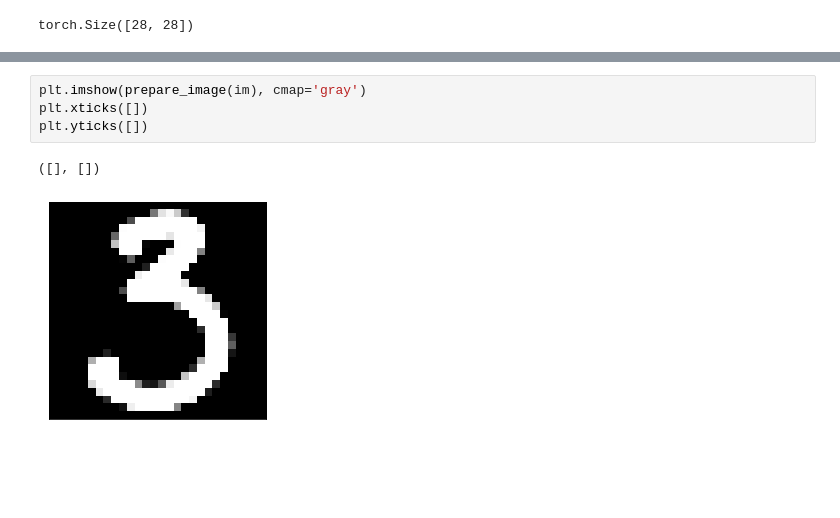
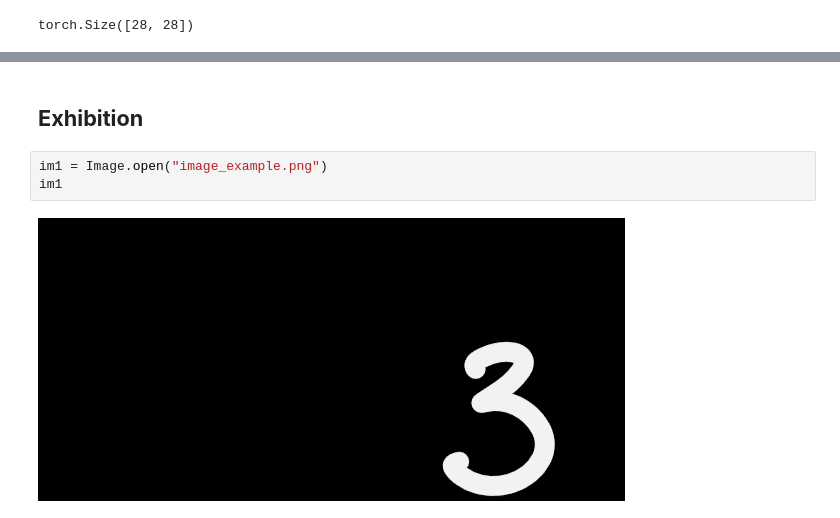
Before and after one commit to knmlprz/handwritten-digits, a Jupyter notebook: Notebooks/image_preprocessing.ipynb, the cells around one changed output, grey strips where cells are left out. Saved outputs shown, nothing was run; the diff lists cells and outputs as text; blank space fills up the shorter version.

```diff
--- a/Notebooks/image_preprocessing.ipynb
+++ b/Notebooks/image_preprocessing.ipynb
@@ -178,9 +202,9 @@ def prepare_image(im, back_val=0, output_size=28):
 
     return ptim
+# %% [markdown]
+## **Exhibition**
 # %%
-plt.imshow(prepare_image(im), cmap='gray')
-plt.xticks([])
-plt.yticks([])
+im1 = Image.open("image_example.png")
+im1
 # %% [output]
-([], [])
-[figure, old version]
+[figure, new version]
```
Also changed, not shown: parts of 15 cells of this notebook, 2 other files.
